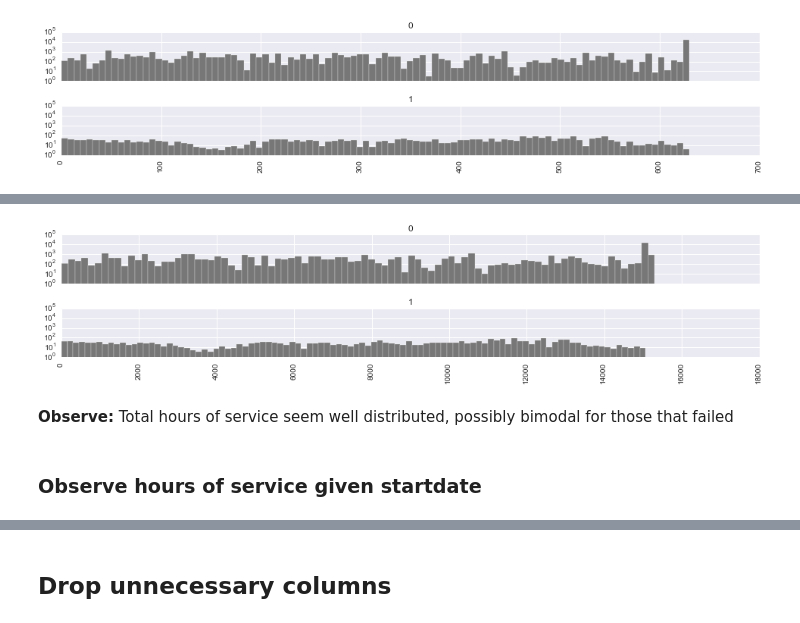
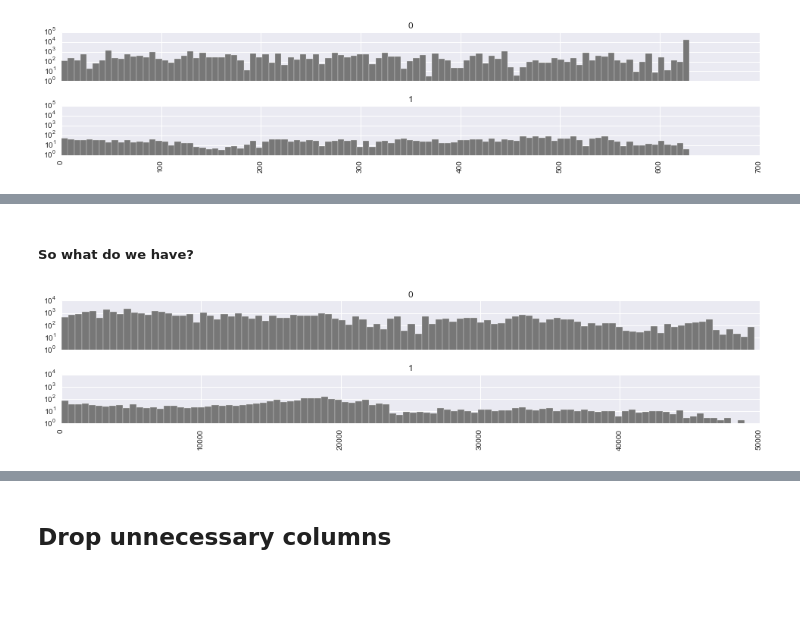
Before and after one commit to vnnw/appliedai_survivalhdd, a Jupyter notebook: 01_InitialDataPreparation.ipynb, the cells around one changed output, grey strips where cells are left out. Drawn from its saved outputs; the diff is of its cells as text; code cells hidden in the pictures; blank space fills up the shorter version.

Commit message:
reworked the dataprep notebook to more clearly identify the issues with left-truncation and our needing to use maxhours instead

```diff
--- a/01_InitialDataPreparation.ipynb
+++ b/01_InitialDataPreparation.ipynb
@@ -334,6 +314,0 @@ ax = sns.heatmap(gp, mask=pd.isnull(gp), ax=axes[0,0],robust=True, square=True,
-# %%
-def get_yyyyqq(dt=pd.Timestamp('2000-01-01')):
-    return str(dt.year) + str(dt.quarter).zfill(2)
-
-df['startdateyq'] = df['startdate'].apply(get_yyyyqq)
-df['enddateyq'] = df['enddate'].apply(get_yyyyqq)
@@ -346 +349,3 @@ ax = sns.heatmap(gp, mask=pd.isnull(gp), ax=axes[0,0],robust=True, square=True,
+# %%
+df['ndaysduration'] = (df['maxdate'] - df['mindate']).astype('timedelta64[D]')
 # %% [markdown]
@@ -372,4 +412,4 @@ Name: nhoursinserviceduringstudy, dtype: float64
 # %%
-df = df.loc[df['nhoursinserviceduringstudy'] > 0]
+df = df.loc[df['maxhours'].apply(np.isreal)].copy()
 df.shape
 # %% [output]
@@ -376,0 +417,3 @@ df.shape
+# %%
+df['minhours'] = df['minhours'].astype(np.int64)
+df['maxhours'] = df['maxhours'].astype(np.int64)
@@ -377,8 +437,6 @@ df.shape
+# %% [markdown]
+##### So what do we have?
 # %%
-ax=df.hist(column='nhoursinserviceduringstudy', by='failed', bins=100, layout=(2,1), log=True, sharex=True, sharey=True)
+ax=df.hist(column='maxhours', by='failed', bins=100, layout=(2,1), log=True, sharex=True, sharey=True)
 # %% [output]
-[figure, old version]
+[figure, new version]
-# %% [markdown]
-**Observe:** Total hours of service seem well distributed, possibly bimodal for those that failed
-# %% [markdown]
-### Observe hours of service given startdate
```
Also changed, not shown: parts of 100 cells of this notebook, 1 other file.
